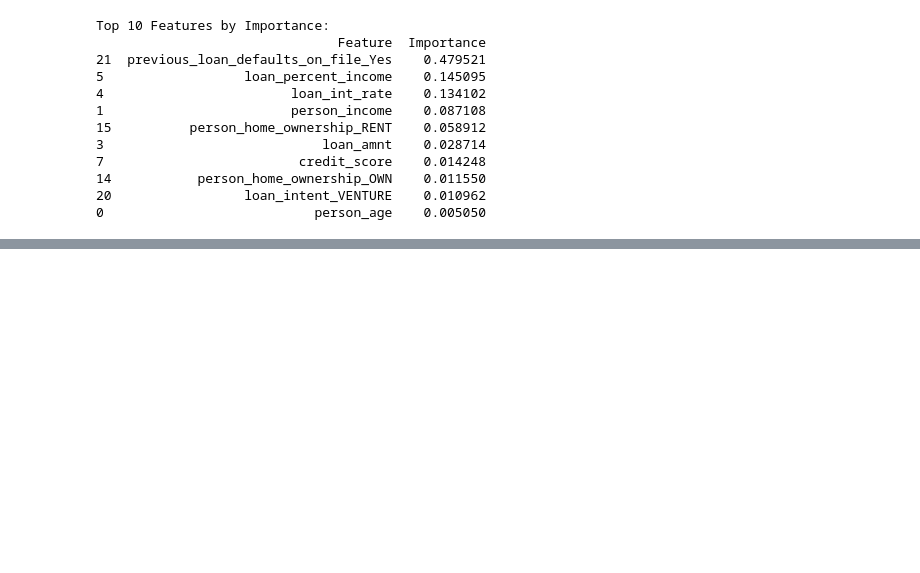
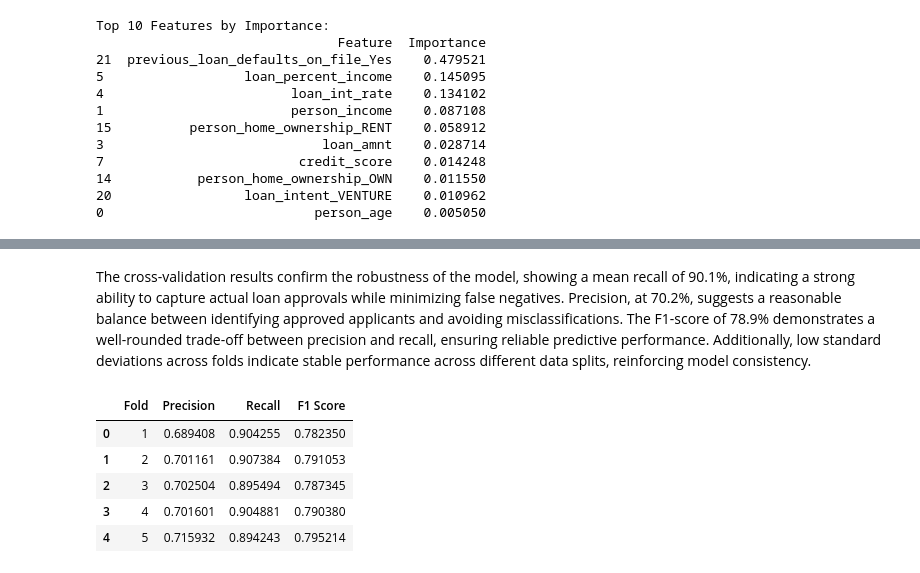
Before and after one commit to IAN-RIUA/Loan-Approval-Predictor, a Jupyter notebook: index.ipynb, the cells around one changed output, grey strips where cells are left out. Drawn from its saved outputs; the diff is of its cells as text; code cells hidden in the pictures; blank space fills up the shorter version.

```diff
--- a/index.ipynb
+++ b/index.ipynb
@@ -533,0 +572,18 @@ The model's feature importance ranking highlights that previous loan defaults ar
+# %% [markdown]
+The cross-validation results confirm the robustness of the model, showing a mean recall of 90.1%, indicating a strong ability to capture actual loan approvals while minimizing false negatives. Precision, at 70.2%, suggests a reasonable balance between identifying approved applicants and avoiding misclassifications. The F1-score of 78.9% demonstrates a well-rounded trade-off between precision and recall, ensuring reliable predictive performance. Additionally, low standard deviations across folds indicate stable performance across different data splits, reinforcing model consistency.
+# %%
+# Create a DataFrame for visualization
+cv_metrics = pd.DataFrame({
+    'Fold': range(1, 6),
+    'Precision': precision_scores,
+    'Recall': recall_scores,
+    'F1 Score': f1_scores
+})
+cv_metrics
+# %% [output]
+|  | Fold | Precision | Recall | F1 Score |
+| 0 | 1 | 0.689408 | 0.904255 | 0.782350 |
+| 1 | 2 | 0.701161 | 0.907384 | 0.791053 |
+| 2 | 3 | 0.702504 | 0.895494 | 0.787345 |
+| 3 | 4 | 0.701601 | 0.904881 | 0.790380 |
+| 4 | 5 | 0.715932 | 0.894243 | 0.795214 |
```
Also changed, not shown: parts of 13 cells of this notebook.
